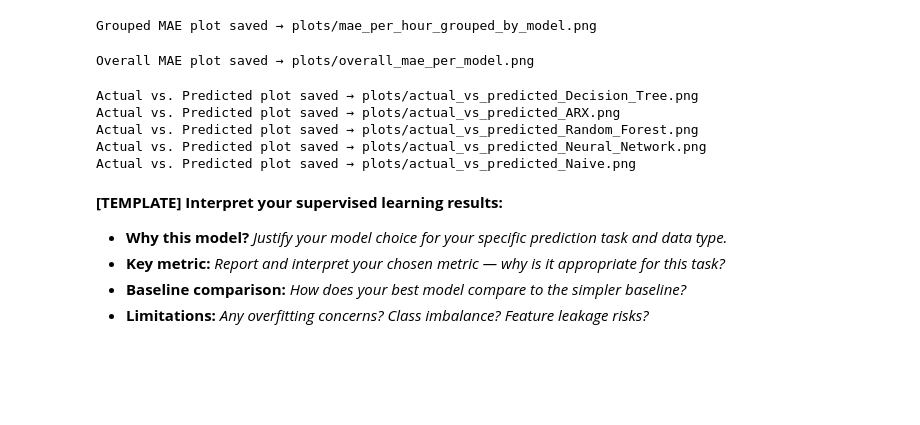
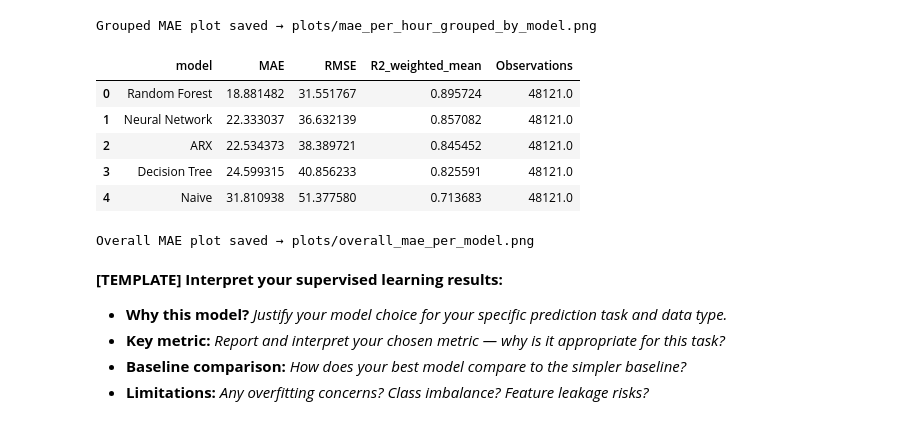
Before and after one commit to TimSchmale/dai-mission-group-T, a Jupyter notebook: notebook.ipynb, the cells around one changed output. Saved outputs shown, nothing was run; the diff lists cells and outputs as text; code cells hidden in the pictures; blank space fills up the shorter version.

```diff
--- a/notebook.ipynb
+++ b/notebook.ipynb
@@ -1700,33 +1712,42 @@ model_performance_overall = (
     .groupby("model", as_index=False)
     .agg(
         MAE_sum=("weighted_MAE", "sum"),
         RMSE_sq_sum=("weighted_RMSE_sq", "sum"),
         R2_sum=("weighted_R2", "sum"),
         Observations=("Observations", "sum")
     )
 )
 
 # calculate weighted overall metrics
 model_performance_overall["MAE"] = (
     model_performance_overall["MAE_sum"] / model_performance_overall["Observations"]
 )
 
 model_performance_overall["RMSE"] = np.sqrt(
     model_performance_overall["RMSE_sq_sum"] / model_performance_overall["Observations"]
 )
 
 model_performance_overall["R2_weighted_mean"] = (
     model_performance_overall["R2_sum"] / model_performance_overall["Observations"]
 )
 
 # keep relevant columns
 model_performance_overall = (
     model_performance_overall[
         ["model", "MAE", "RMSE", "R2_weighted_mean", "Observations"]
     ]
     .sort_values("MAE")
     .reset_index(drop=True)
 )
+
+model_performance_overall
+# %% [output]
+|  | model | MAE | RMSE | R2_weighted_mean | Observations |
+| 0 | Random Forest | 18.881482 | 31.551767 | 0.895724 | 48121.0 |
+| 1 | Neural Network | 22.333037 | 36.632139 | 0.857082 | 48121.0 |
+| 2 | ARX | 22.534373 | 38.389721 | 0.845452 | 48121.0 |
+| 3 | Decision Tree | 24.599315 | 40.856233 | 0.825591 | 48121.0 |
+| 4 | Naive | 31.810938 | 51.377580 | 0.713683 | 48121.0 |
 # %%
 # plot overall MAE per model
 plt.figure(figsize=(10, 5))
@@ -1761,70 +1782,6 @@ plt.close()
 print("Overall MAE plot saved → plots/overall_mae_per_model.png")
 # %% [output]
 Overall MAE plot saved → plots/overall_mae_per_model.png
-# %%
-# create new dataframe for actual vs. predicted plot
-preds_scatter = pd.DataFrame(full_predictions).copy()
-
-# keep only valid real-scale predictions
-preds_scatter = preds_scatter.dropna(subset=["y_true", "y_pred"])
-
-# actual vs predicted scatter plot per model
-for model_name in preds_scatter["model"].unique():
-
-    temp = preds_scatter[
-        preds_scatter["model"] == model_name
-    ].copy()
-
-    min_val = min(temp["y_true"].min(), temp["y_pred"].min())
-    max_val = max(temp["y_true"].max(), temp["y_pred"].max())
-
-    plt.figure(figsize=(7, 7))
-
-    plt.scatter(
-        temp["y_true"],
-        temp["y_pred"],
-        alpha=0.35,
-        s=12
-    )
-
-    # perfect prediction line
-    plt.plot(
-        [min_val, max_val],
-        [min_val, max_val],
-        linestyle="--",
-        linewidth=2,
-        label="Perfect prediction"
-    )
-
-    plt.title(f"Actual vs. Predicted – {model_name}", fontsize=16, pad=12)
-    plt.xlabel("Actual Day-Ahead Price [€/MWh]")
-    plt.ylabel("Predicted Day-Ahead Price [€/MWh]")
-    plt.grid(True, alpha=0.3)
-    plt.legend()
-
-    plt.tight_layout()
-
-    safe_model_name = (
-        model_name
-        .replace(" ", "_")
-        .replace("/", "_")
-        .replace("\\", "_")
-    )
-
-    plt.savefig(
-        f"plots/actual_vs_predicted_{safe_model_name}.png",
-        dpi=100,
-        bbox_inches="tight"
-    )
-    plt.close()
-
-    print(f"Actual vs. Predicted plot saved → plots/actual_vs_predicted_{safe_model_name}.png")
-# %% [output]
-Actual vs. Predicted plot saved → plots/actual_vs_predicted_Decision_Tree.png
-Actual vs. Predicted plot saved → plots/actual_vs_predicted_ARX.png
-Actual vs. Predicted plot saved → plots/actual_vs_predicted_Random_Forest.png
-Actual vs. Predicted plot saved → plots/actual_vs_predicted_Neural_Network.png
-Actual vs. Predicted plot saved → plots/actual_vs_predicted_Naive.png
 # %% [markdown]
 **[TEMPLATE] Interpret your supervised learning results:**
 
```
Also changed, not shown: parts of 5 cells of this notebook.
